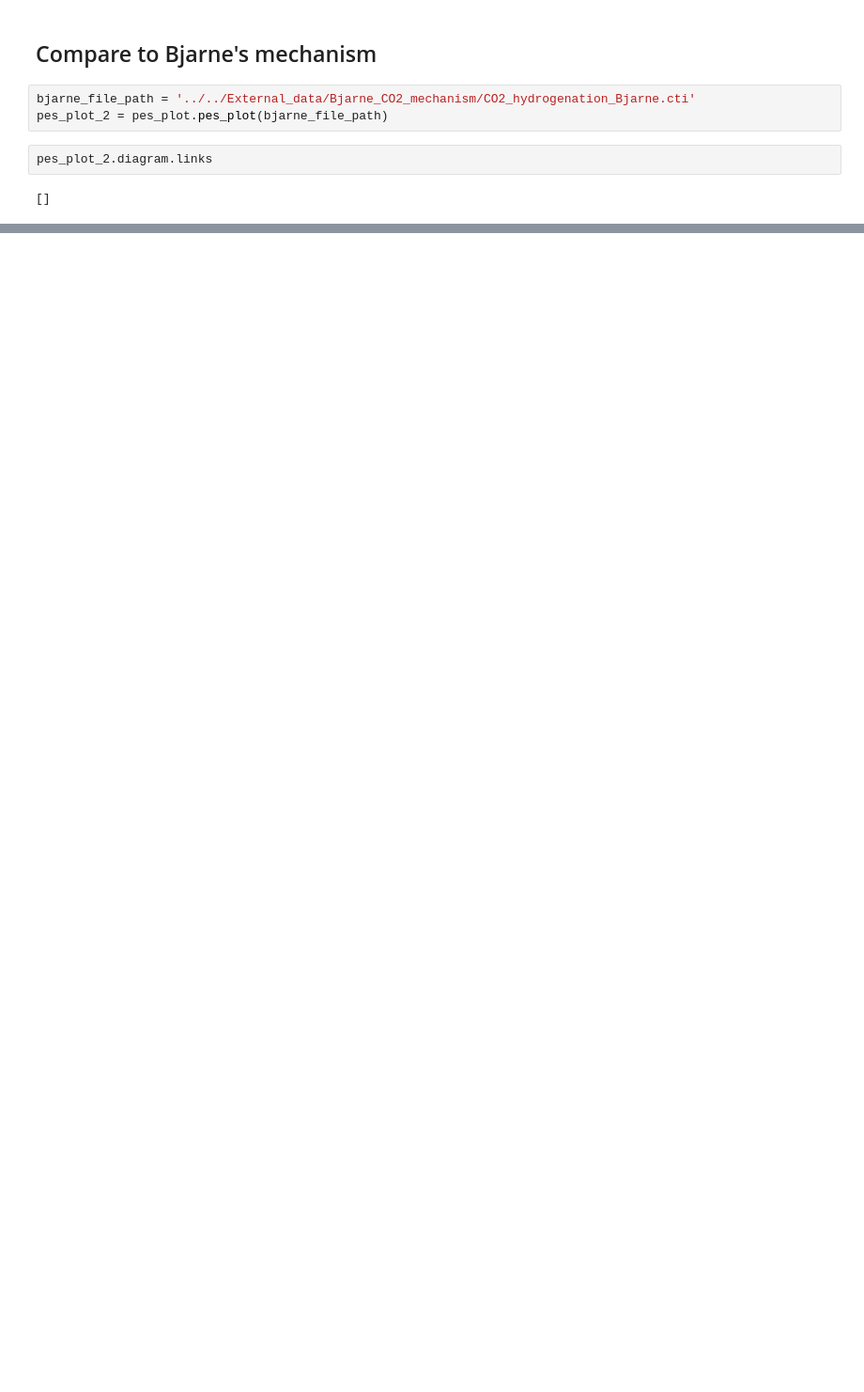
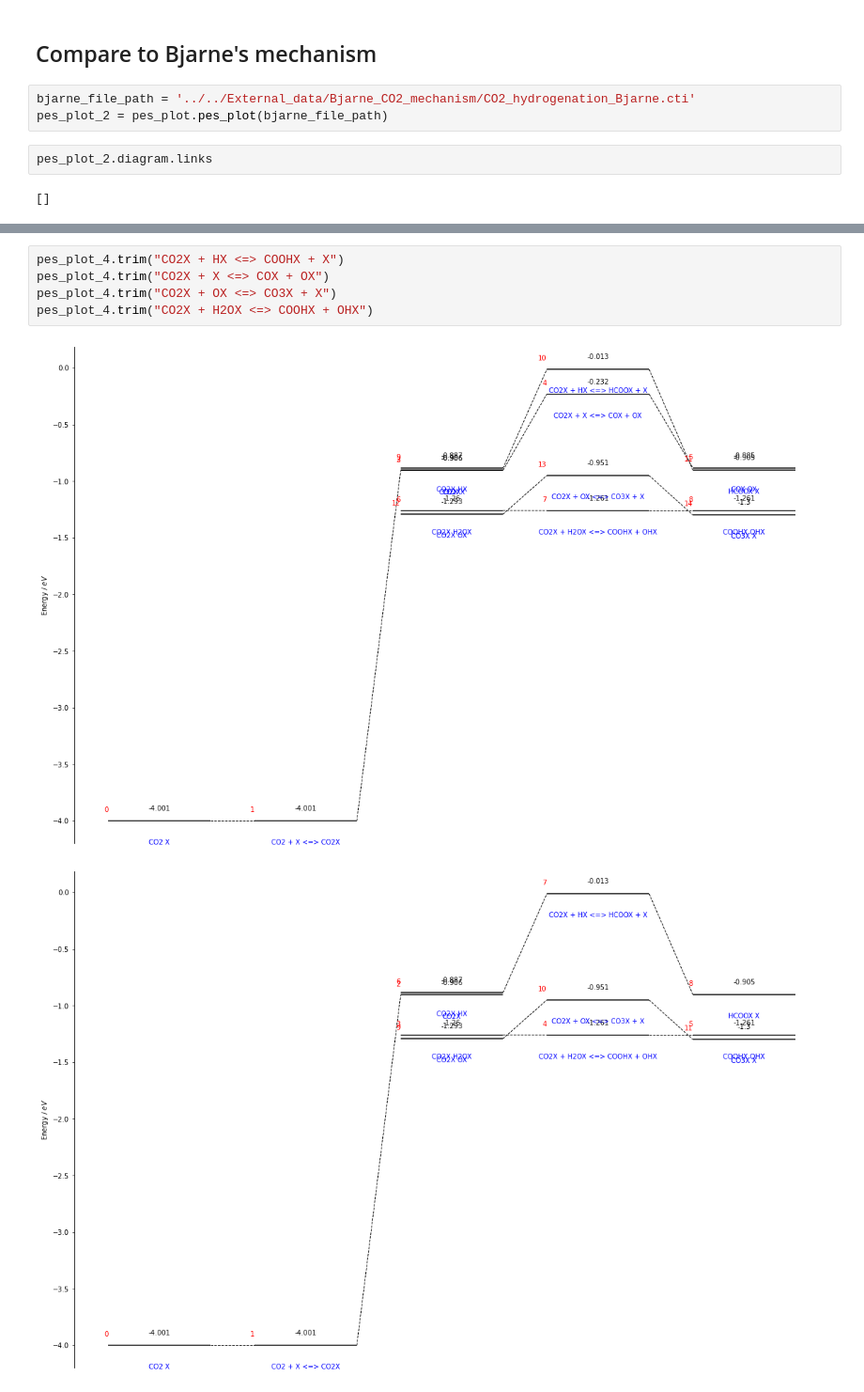
Before and after one commit to comocheng/meOH-analysis, a Jupyter notebook: cantera_simulations/RMG_model_analysis/_01_RMG_model_checker_notebook.ipynb, the cells around one changed output, grey strips where cells are left out. Shown at 94% size. Cells and saved outputs as stored; diff of their text form; blank space fills up the shorter version.

```diff
--- a/cantera_simulations/RMG_model_analysis/_01_RMG_model_checker_notebook.ipynb
+++ b/cantera_simulations/RMG_model_analysis/_01_RMG_model_checker_notebook.ipynb
@@ -357,0 +376,8 @@ H2(4) + 2 site(7) <=> 2 HX(8) 0.2870697534209142
+# %%
+pes_plot_4.trim("CO2X + HX <=> COOHX + X")
+pes_plot_4.trim("CO2X + X <=> COX + OX")
+pes_plot_4.trim("CO2X + OX <=> CO3X + X")
+pes_plot_4.trim("CO2X + H2OX <=> COOHX + OHX")
+# %% [output]
+[figure, added]
+[figure, added]
```
Also changed, not shown: parts of 29 cells of this notebook, 8 other files.
